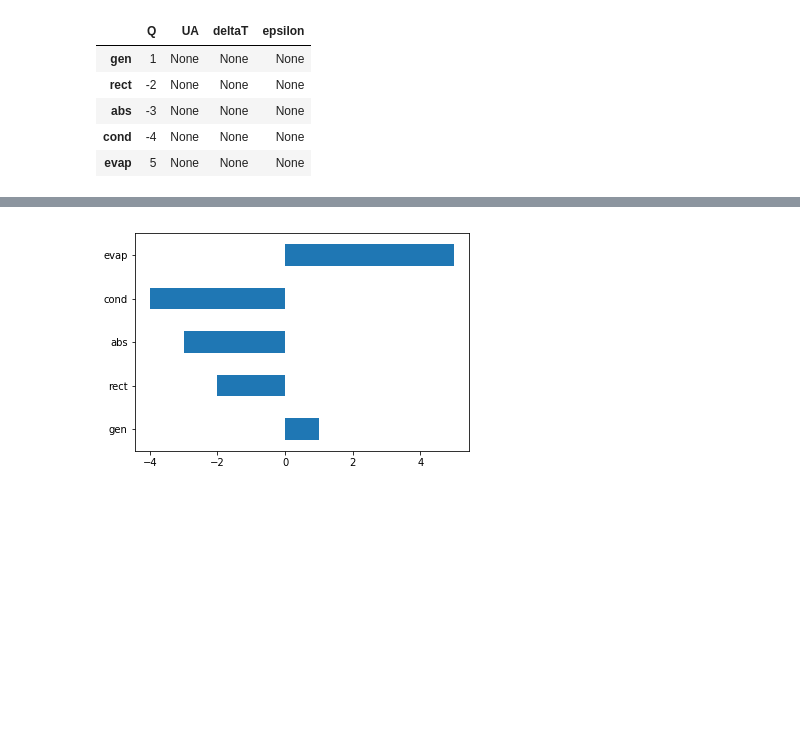
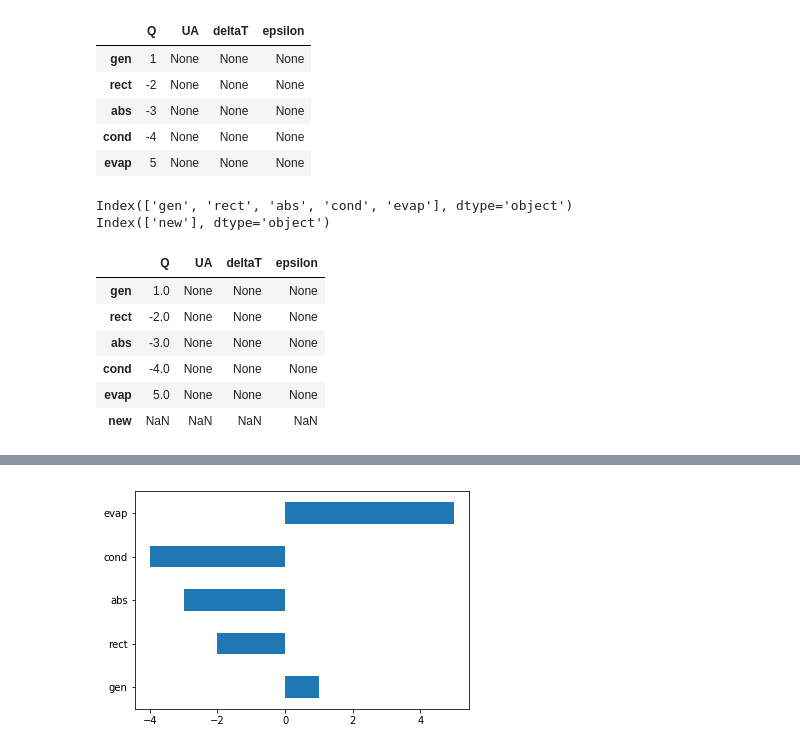
Before and after one commit to nfette/openACHP, a Jupyter notebook: src/sandbox.ipynb, the cells around one changed output, grey strips where cells are left out. Cells and saved outputs as stored; diff of their text form; code cells hidden in the pictures; blank space fills up the shorter version.

```diff
--- a/src/sandbox.ipynb
+++ b/src/sandbox.ipynb
@@ -317,3 +318,17 @@ df
 | abs | -3 | None | None | None |
 | cond | -4 | None | None | None |
 | evap | 5 | None | None | None |
+# %%
+print(df.index)
+print(pandas.Index(['new']))
+df.append(pandas.DataFrame(index=['new'])) #,columns=df.columns))
+# %% [output]
+Index(['gen', 'rect', 'abs', 'cond', 'evap'], dtype='object')
+Index(['new'], dtype='object')
+|  | Q | UA | deltaT | epsilon |
+| gen | 1.0 | None | None | None |
+| rect | -2.0 | None | None | None |
+| abs | -3.0 | None | None | None |
+| cond | -4.0 | None | None | None |
+| evap | 5.0 | None | None | None |
+| new | NaN | NaN | NaN | NaN |
```
Also changed, not shown: parts of 8 cells of this notebook, 1 other file.
